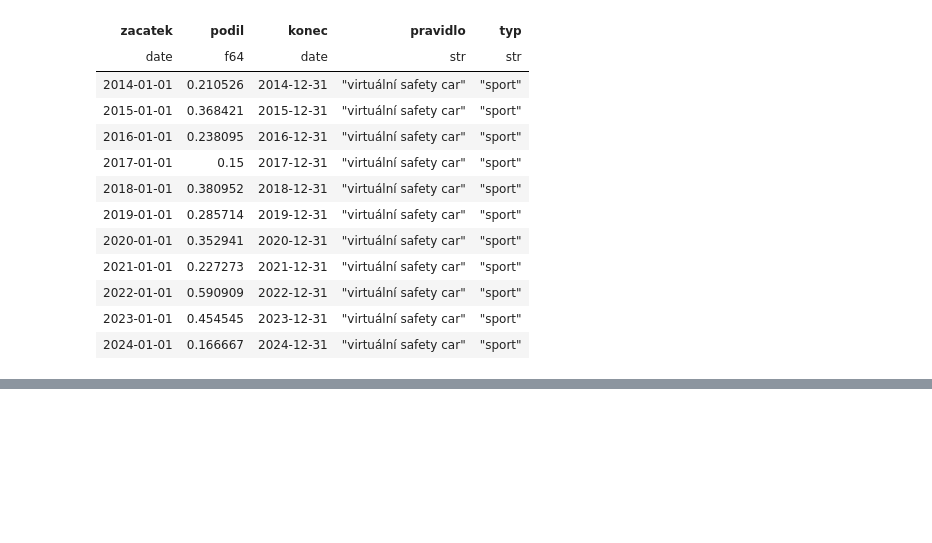
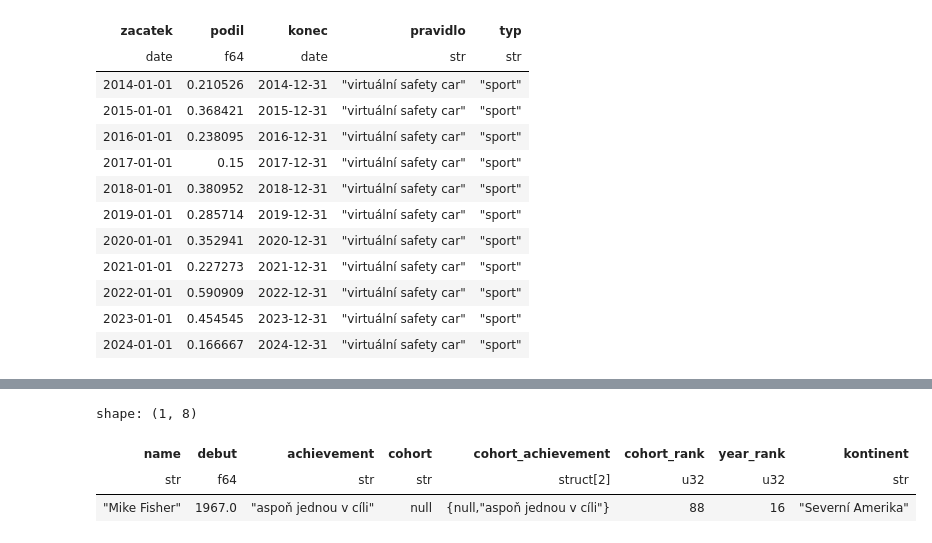
Before and after one commit to michalkasparek/f1-stats, a Jupyter notebook: 115_75_years.ipynb, the cells around one changed output, grey strips where cells are left out. Cells and saved outputs as stored; diff of their text form; code cells hidden in the pictures; blank space fills up the shorter version.

```diff
--- a/115_75_years.ipynb
+++ b/115_75_years.ipynb
@@ -1061,0 +1401,7 @@ graf_pravidla.configure_view(
+# %%
+debuts.filter(pl.col("name") == "Mike Fisher")
+# %% [output]
+shape: (1, 8)
+| name | debut | achievement | cohort | cohort_achievement | cohort_rank | year_rank | kontinent |
+| str | f64 | str | str | struct[2] | u32 | u32 | str |
+| "Mike Fisher" | 1967.0 | "aspoň jednou v cíli" | null | {null,"aspoň jednou v cíli"} | 88 | 16 | "Severní Amerika" |
```
Also changed, not shown: parts of 61 cells of this notebook.
